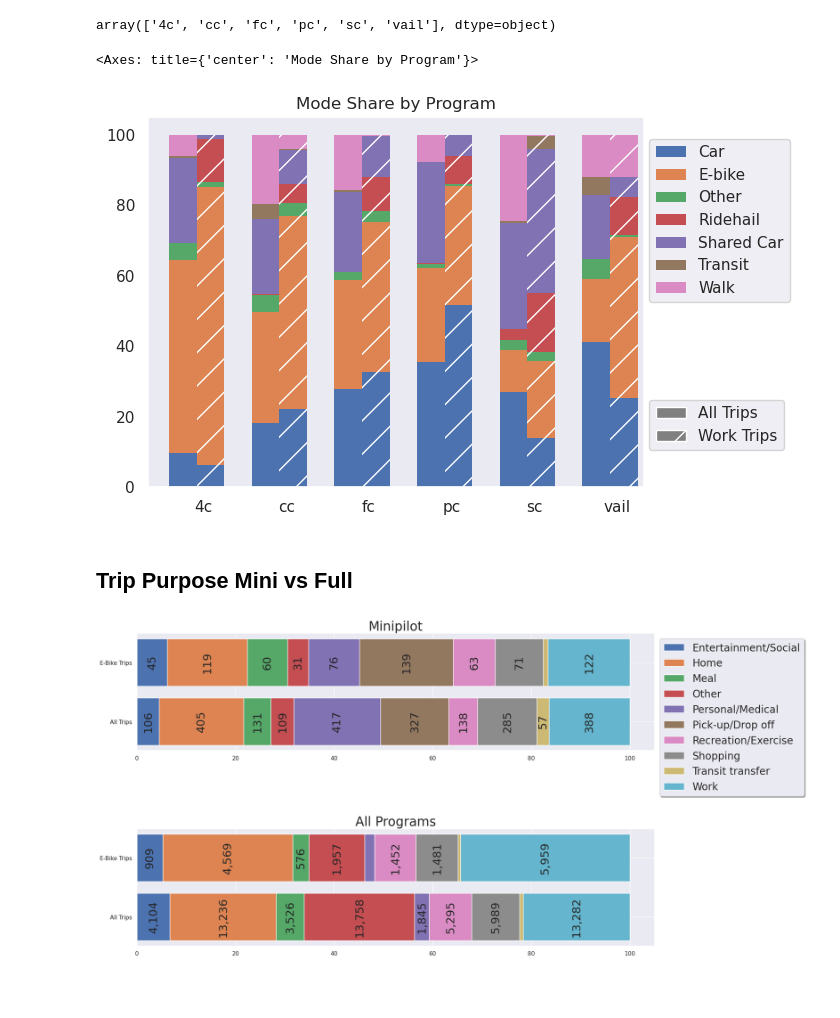
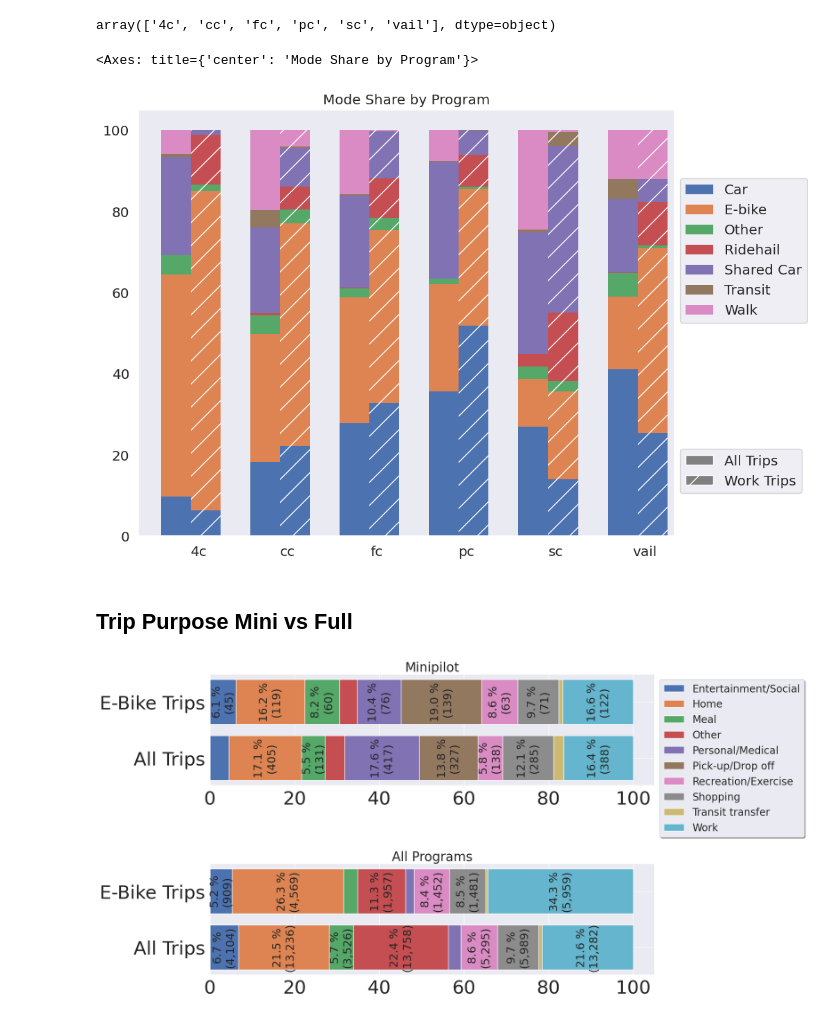
Before and after one commit to e-mission/em-public-dashboard, a Jupyter notebook: viz_scripts/CanBikeCO_Analysis.ipynb, the cells around one changed output. Drawn from its saved outputs; the diff is of its cells as text; code cells hidden in the pictures; blank space fills up the shorter version.

```diff
--- a/viz_scripts/CanBikeCO_Analysis.ipynb
+++ b/viz_scripts/CanBikeCO_Analysis.ipynb
@@ -18,12 +18,12 @@ sns.set_style("whitegrid")
 sns.set()
 %matplotlib inline
 
-params = {'legend.fontsize': 'x-large',
-          'figure.figsize': (15, 5),
-         'axes.labelsize': 'x-large',
-         'axes.titlesize':'x-large',
-         'xtick.labelsize':'x-large',
-         'ytick.labelsize':'x-large'}
+params = {'legend.fontsize': 'small',
+          'figure.figsize': (10, 8),
+         'axes.labelsize': 'small',
+         'axes.titlesize':'small',
+         'xtick.labelsize':'small',
+         'ytick.labelsize':'small'}
 plt.rcParams.update(params)
 # %%
 # loading the data
@@ -264,7 +264,7 @@ H is the hatch used for identification of the different dataframe"""
 plot_clustered_stacked([all_trips, work_trips],["All Trips", "Work Trips"], title = "Mode Share by Program")
 # %% [output]
 <Axes: title={'center': 'Mode Share by Program'}>
-[figure, old version]
+[figure, new version]
 # %% [markdown]
 ## Trip Purpose Mini vs Full
 # %%
@@ -323,35 +323,35 @@ running_total_long = [0,0]
 fig_data_mini = plot_data[plot_data['Dataset']=='Minipilot']
 fig_data_long = plot_data[plot_data['Dataset']=='Long Term']
 
 for purp in pd.unique(fig_data_mini.Purpose):
     mini = fig_data_mini[fig_data_mini['Purpose']==purp]
     long = fig_data_long[fig_data_long['Purpose']==purp]
 
     labels = mini['Trip Type']
     vals = mini['Proportion']*100
     bar_labels = mini['Count']
-    vals_str = [x if x>30 else '' for x in bar_labels]
+    vals_str = [f'{y:.1f} %\n({x:,})' if y>5 else '' for x, y in zip(bar_labels, vals)]
     bar = ax[0].barh(labels, vals, width, left=running_total_mini, label=purp)
     ax[0].bar_label(bar, label_type='center', labels=vals_str, rotation=90, fontsize=22)
     running_total_mini[0] = running_total_mini[0]+vals.iloc[0]
     running_total_mini[1] = running_total_mini[1]+vals.iloc[1]
 
     labels = long['Trip Type']
     vals = long['Proportion']*100
     bar_labels = long['Count']
-    vals_str = [f'{x:,}' if x>500 else '' for x in bar_labels]
+    vals_str = [f'{y:.1f} %\n({x:,})' if y>5 else '' for x, y in zip(bar_labels, vals)]
     bar = ax[1].barh(labels, vals, width, left=running_total_long, label=purp)
     ax[1].bar_label(bar, label_type='center', labels=vals_str, rotation=90, fontsize=22)
     running_total_long[0] = running_total_long[0]+vals.iloc[0]
     running_total_long[1] = running_total_long[1]+vals.iloc[1]
 
 ax[0].set_title('Minipilot', fontsize=25)
 ax[1].set_title('All Programs', fontsize=25)
 ax[0].legend(bbox_to_anchor=(1,1), fancybox=True, shadow=True, fontsize=20)
 plt.subplots_adjust(bottom=0.20)
 fig.tight_layout()
 plt.show()
 # %% [output]
-[figure, old version]
+[figure, new version]
 # %%
 #clean up the modes
```
Also changed, not shown: parts of 15 cells of this notebook, 2 other files.
